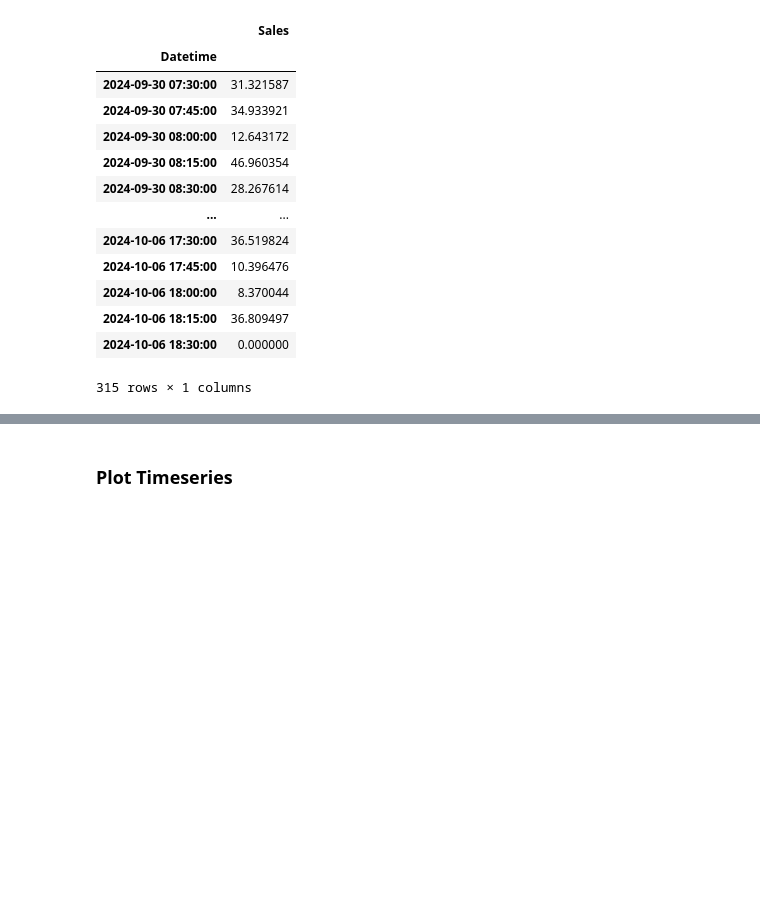
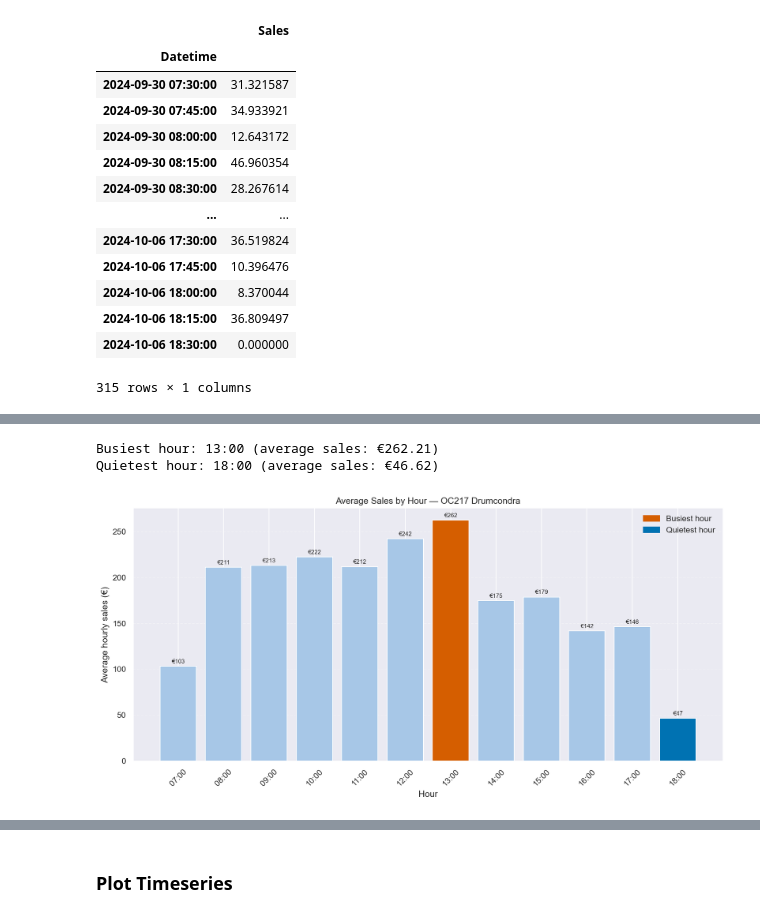
Before and after one commit to Tatiane-Helena/Tatiane-Helena-portfolio, a Jupyter notebook: Project3_Salesanalysis/Retailcoffeeshop.ipynb, the cells around one changed output, grey strips where cells are left out. Drawn from its saved outputs; the diff is of its cells as text; code cells hidden in the pictures; blank space fills up the shorter version.

```diff
--- a/Project3_Salesanalysis/Retailcoffeeshop.ipynb
+++ b/Project3_Salesanalysis/Retailcoffeeshop.ipynb
@@ -342,4 +327,5 @@ drop_na_strategy.head()
 # %%
+drop_na_strategy = business_hour.dropna()
 drop_na_strategy.info()
 # %% [output]
 <class 'pandas.core.frame.DataFrame'>
@@ -352,0 +409,72 @@ memory usage: 4.8 KB
+# %%
+busiest_hour = hourly_summary.loc[
+    hourly_summary["Average_Sales"].idxmax()
+]
+
+quietest_hour = hourly_summary.loc[
+    hourly_summary["Average_Sales"].idxmin()
+]
+
+print(
+    f"Busiest hour: {busiest_hour['Time']} "
+    f"(average sales: €{busiest_hour['Average_Sales']:,.2f})"
+)
+
+print(
+    f"Quietest hour: {quietest_hour['Time']} "
+    f"(average sales: €{quietest_hour['Average_Sales']:,.2f})"
+)
+# %% [output]
+Busiest hour: 13:00 (average sales: €262.21)
+Quietest hour: 18:00 (average sales: €46.62)
+# %%
+fig, ax = plt.subplots(figsize=(12, 6))
+
+colors = [
+    "#D55E00" if hour == busiest_hour["Hour"]
+    else "#0072B2" if hour == quietest_hour["Hour"]
+    else "#A7C7E7"
+    for hour in hourly_summary["Hour"]
+]
+
+bars = ax.bar(
+    hourly_summary["Time"],
+    hourly_summary["Average_Sales"],
+    color=colors,
+    edgecolor="white"
+)
+
+ax.set(
+    title="Average Sales by Hour — OC217 Drumcondra",
+    xlabel="Hour",
+    ylabel="Average hourly sales (€)"
+)
+
+ax.grid(axis="y", linestyle="--", alpha=0.3)
+ax.spines[["top", "right"]].set_visible(False)
+
+for bar, value in zip(bars, hourly_summary["Average_Sales"]):
+    ax.text(
+        bar.get_x() + bar.get_width() / 2,
+        bar.get_height() + 2,
+        f"€{value:,.0f}",
+        ha="center",
+        va="bottom",
+        fontsize=8
+    )
+
+ax.legend(
+    handles=[
+        plt.Rectangle((0, 0), 1, 1, color="#D55E00",
+                      label="Busiest hour"),
+        plt.Rectangle((0, 0), 1, 1, color="#0072B2",
+                      label="Quietest hour")
+    ],
+    frameon=False
+)
+
+plt.xticks(rotation=45)
+plt.tight_layout()
+plt.show()
+# %% [output]
+[figure, added]
```
Also changed, not shown: parts of 42 cells of this notebook.
